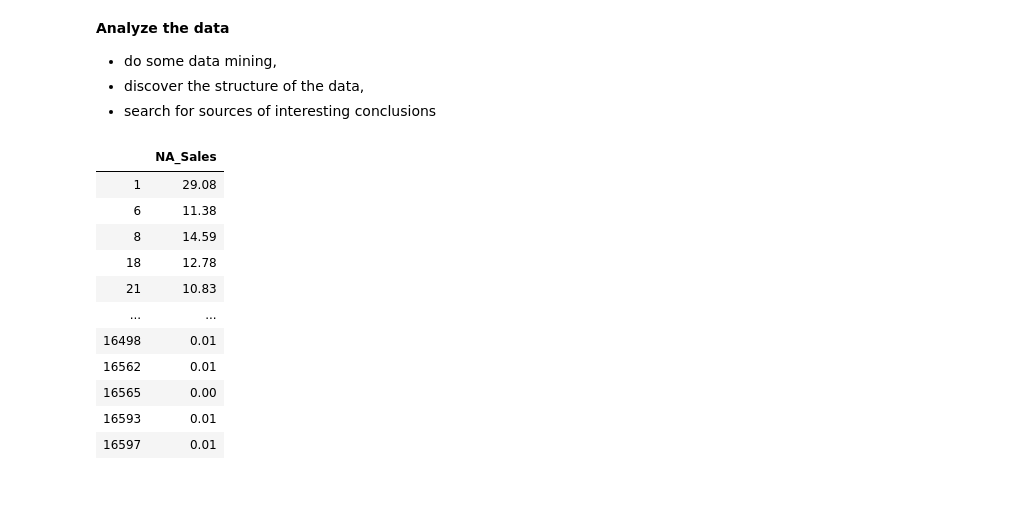
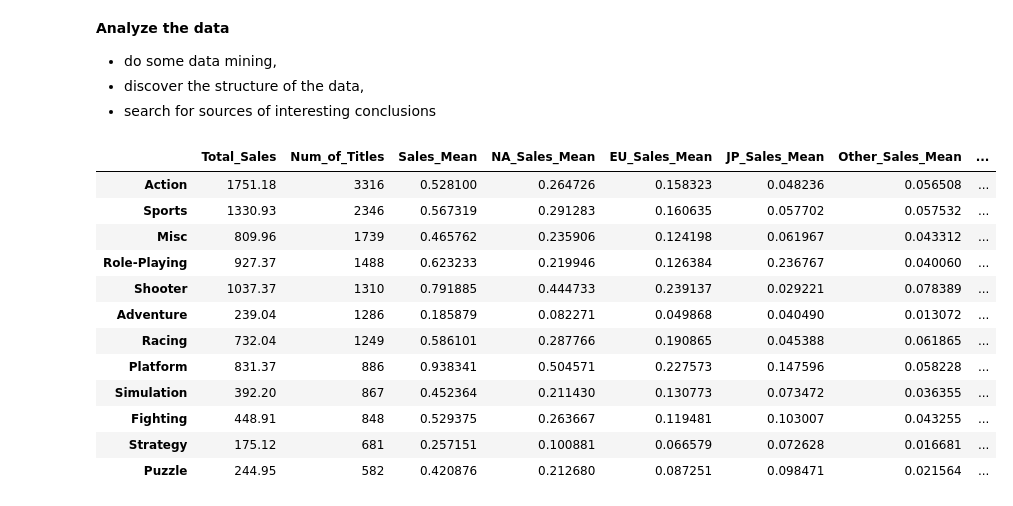
Before and after one commit to Netherwulf/video-games-data-analysis, a Jupyter notebook: video_games_data_analysis.ipynb, the cells around one changed output. Drawn from its saved outputs; the diff is of its cells as text; code cells hidden in the pictures.

```diff
--- a/video_games_data_analysis.ipynb
+++ b/video_games_data_analysis.ipynb
@@ -191,8 +192,9 @@ strategy_total_sales = strategy_sales.sum()
 puzzle_total_sales = puzzle_sales.sum()
 
 # create new dataframe for aggregated data
-sales_df = pd.DataFrame(index=['action', 'sports', 'misc', 'role-playing', 'shooter', 'adventure', 'racing', 'platform',
-                               'simulation', 'fighting', 'strategy', 'puzzle'])
+sales_df = pd.DataFrame(index=['Action', 'Sports', 'Misc', 'Role-Playing', 'Shooter',
+                               'Adventure', 'Racing', 'Platform', 'Simulation',
+                               'Fighting', 'Strategy', 'Puzzle'])
 
 # add data to dataframe
 sales_df['Total_Sales'] = [action_total_sales, sports_total_sales, misc_total_sales, role_playing_total_sales,
@@ -212,51 +214,86 @@ simulation_titles = simulation_sales.count()
 fighting_titles = fighting_sales.count()
 strategy_titles = strategy_sales.count()
 puzzle_titles = puzzle_sales.count()
 
 # add data to dataframe
 sales_df['Num_of_Titles'] = [action_titles, sports_titles, misc_titles, role_playing_titles,
                              shooter_titles, adventure_titles, racing_titles, platform_titles,
                              simulation_titles, fighting_titles, strategy_titles, puzzle_titles]
 
-# add to dataframe data for a bar plot about the global game sales divided by a number of released titles in each genre
+# add to dataframe data for a bar plot about the global game sales
+# divided by a number of released titles in each genre
 sales_df['Sales_Mean'] = sales_df['Total_Sales'] / sales_df['Num_of_Titles']
 
 
 # data for a bar plot about the median of the global game sales in each genre
 action_sales_median = action_sales.median()
 sports_sales_median = sports_sales.median()
 misc_sales_median = misc_sales.median()
 role_playing_sales_median = role_playing_sales.median()
 shooter_sales_median = shooter_sales.median()
 adventure_sales_median = adventure_sales.median()
 racing_sales_median = racing_sales.median()
 platform_sales_median = platform_sales.median()
 simulation_sales_median = simulation_sales.median()
 fighting_sales_median = fighting_sales.median()
 strategy_sales_median = strategy_sales.median()
 puzzle_sales_median = puzzle_sales.median()
 
 # add data to dataframe
-sales_df['Sales_Median'] = [action_sales_median, sports_sales_median, misc_sales_median, role_playing_sales_median,
-                             shooter_sales_median, adventure_sales_median, racing_sales_median, platform_sales_median,
-                             simulation_sales_median, fighting_sales_median, strategy_sales_median, puzzle_sales_median]
+sales_df['Sales_Median'] = [action_sales_median, sports_sales_median, misc_sales_median,
+                            role_playing_sales_median, shooter_sales_median, adventure_sales_median,
+                            racing_sales_median, platform_sales_median, simulation_sales_median,
+                            fighting_sales_median, strategy_sales_median, puzzle_sales_median]
 
+sales_df['NA_Sales_Mean'] = np.nan
+sales_df['EU_Sales_Mean'] = np.nan
+sales_df['JP_Sales_Mean'] = np.nan
+sales_df['Other_Sales_Mean'] = np.nan
+
+sales_df['NA_Sales_Median'] = np.nan
+sales_df['EU_Sales_Median'] = np.nan
+sales_df['JP_Sales_Median'] = np.nan
+sales_df['Other_Sales_Median'] = np.nan
+
+sales_df['NA_Sales_Global_Percent'] = np.nan
+sales_df['EU_Sales_Global_Percent'] = np.nan
+sales_df['JP_Sales_Global_Percent'] = np.nan
+sales_df['Other_Sales_Global_Percent'] = np.nan
+
+for genre in list(sales_df.index.values):
+    sales_df.loc[[genre], ['NA_Sales_Mean']] = df[df['Genre'] == genre]['NA_Sales'].mean()
+    sales_df.loc[[genre], ['EU_Sales_Mean']] = df[df['Genre'] == genre]['EU_Sales'].mean()
+    sales_df.loc[[genre], ['JP_Sales_Mean']] = df[df['Genre'] == genre]['JP_Sales'].mean()
+    sales_df.loc[[genre], ['Other_Sales_Mean']] = df[df['Genre'] == genre]['Other_Sales'].mean()
+
+    sales_df.loc[[genre], ['NA_Sales_Median']] = df[df['Genre'] == genre]['NA_Sales'].median()
+    sales_df.loc[[genre], ['EU_Sales_Median']] = df[df['Genre'] == genre]['EU_Sales'].median()
+    sales_df.loc[[genre], ['JP_Sales_Median']] = df[df['Genre'] == genre]['JP_Sales'].median()
+    sales_df.loc[[genre], ['Other_Sales_Median']] = df[df['Genre'] == genre]['Other_Sales'].median()
+
+    sales_df.loc[[genre], ['NA_Sales_Global_Percent']] = df[df['Genre'] == genre]['NA_Sales'].sum() / sales_df.loc[genre, 'Total_Sales']
+    sales_df.loc[[genre], ['EU_Sales_Global_Percent']] = df[df['Genre'] == genre]['EU_Sales'].sum() / sales_df.loc[genre, 'Total_Sales']
+    sales_df.loc[[genre], ['JP_Sales_Global_Percent']] = df[df['Genre'] == genre]['JP_Sales'].sum() / sales_df.loc[genre, 'Total_Sales']
+    sales_df.loc[[genre], ['Other_Sales_Global_Percent']] = df[df['Genre'] == genre]['Other_Sales'].sum() / sales_df.loc[genre, 'Total_Sales']
+
+# change the order of columns to make it more readable
+sales_df = sales_df[['Total_Sales', 'Num_of_Titles', 'Sales_Mean', 'NA_Sales_Mean',
+                     'EU_Sales_Mean', 'JP_Sales_Mean', 'Other_Sales_Mean', 'Sales_Median',
+                     'NA_Sales_Median', 'EU_Sales_Median', 'JP_Sales_Median', 'Other_Sales_Median',
+                     'NA_Sales_Global_Percent', 'EU_Sales_Global_Percent', 'JP_Sales_Global_Percent',
+                     'Other_Sales_Global_Percent']]
 sales_df
-
-platform_df = pd.DataFrame()
-
-platform_df['NA_Sales'] = df[df['Genre'] == 'Platform']['NA_Sales']
-platform_df['']
 # %% [output]
-|  | NA_Sales |
-| 1 | 29.08 |
-| 6 | 11.38 |
-| 8 | 14.59 |
-| 18 | 12.78 |
-| 21 | 10.83 |
-| ... | ... |
-| 16498 | 0.01 |
-| 16562 | 0.01 |
-| 16565 | 0.00 |
-| 16593 | 0.01 |
-| 16597 | 0.01 |
+|  | Total_Sales | Num_of_Titles | Sales_Mean | NA_Sales_Mean | EU_Sales_Mean | JP_Sales_Mean | Other_Sales_Mean | ... |
+| Action | 1751.18 | 3316 | 0.528100 | 0.264726 | 0.158323 | 0.048236 | 0.056508 | ... |
+| Sports | 1330.93 | 2346 | 0.567319 | 0.291283 | 0.160635 | 0.057702 | 0.057532 | ... |
+| Misc | 809.96 | 1739 | 0.465762 | 0.235906 | 0.124198 | 0.061967 | 0.043312 | ... |
+| Role-Playing | 927.37 | 1488 | 0.623233 | 0.219946 | 0.126384 | 0.236767 | 0.040060 | ... |
+| Shooter | 1037.37 | 1310 | 0.791885 | 0.444733 | 0.239137 | 0.029221 | 0.078389 | ... |
+| Adventure | 239.04 | 1286 | 0.185879 | 0.082271 | 0.049868 | 0.040490 | 0.013072 | ... |
+| Racing | 732.04 | 1249 | 0.586101 | 0.287766 | 0.190865 | 0.045388 | 0.061865 | ... |
+| Platform | 831.37 | 886 | 0.938341 | 0.504571 | 0.227573 | 0.147596 | 0.058228 | ... |
+| Simulation | 392.20 | 867 | 0.452364 | 0.211430 | 0.130773 | 0.073472 | 0.036355 | ... |
+| Fighting | 448.91 | 848 | 0.529375 | 0.263667 | 0.119481 | 0.103007 | 0.043255 | ... |
+| Strategy | 175.12 | 681 | 0.257151 | 0.100881 | 0.066579 | 0.072628 | 0.016681 | ... |
+| Puzzle | 244.95 | 582 | 0.420876 | 0.212680 | 0.087251 | 0.098471 | 0.021564 | ... |
```
Also changed, not shown: parts of 7 cells of this notebook.
